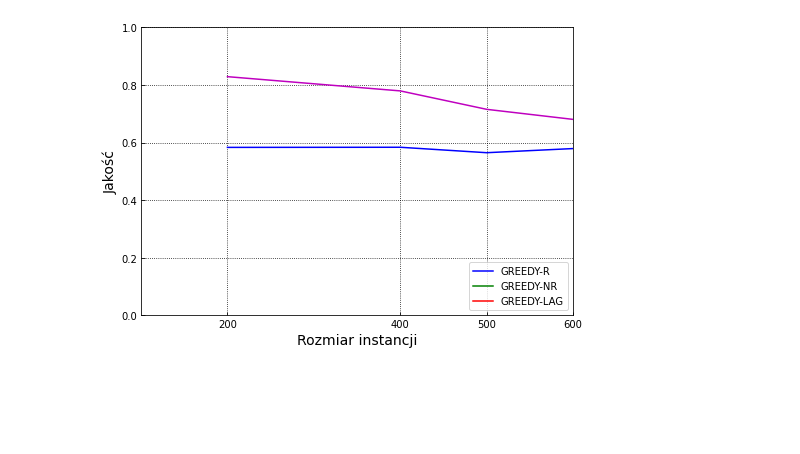
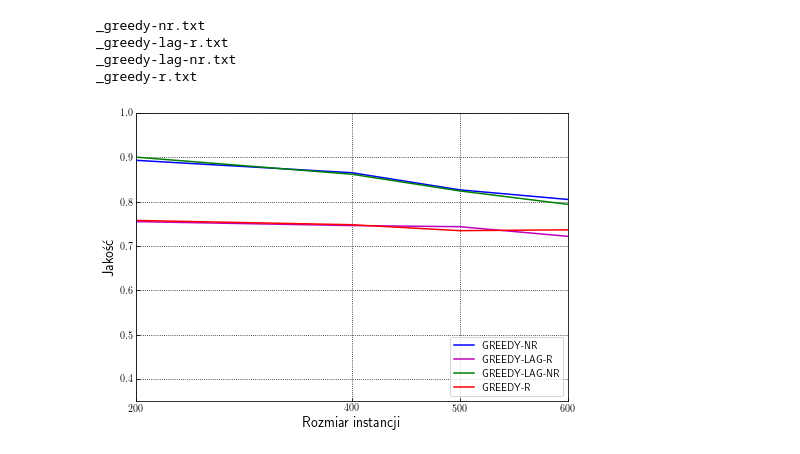
Before and after one commit to MartaRybarczyk/DNASequencing, a Jupyter notebook: results_description.ipynb, the cells around one changed output. Saved outputs shown, nothing was run; the diff lists cells and outputs as text; code cells hidden in the pictures; blank space fills up the shorter version.

Commit message:
more results

```diff
--- a/results_description.ipynb
+++ b/results_description.ipynb
@@ -4,7 +4,7 @@ import sys
 import json
 
 data_files = os.listdir('.')
-data_files = [f for f in data_files if f[:1] == '_']
+data_files = [f for f in data_files if f[:2] == '_g']
 
 print(data_files)
 # %% [output]
@@ -26,20 +26,20 @@ for fil in data_files:
             files = results[fil]['files'][error_rate]
             res_values[error_rate] = {}
 
-            res_values[error_rate]['global_mean'] = np.mean(np.array([files[f]['quality'] for f in files]))
+            res_values[error_rate]['global_mean'] = np.mean(np.array([files[f]['quality-needleman'] for f in files]))
 
             #optimal solutions
-            res_values[error_rate]['global_optimal'] = np.sum(np.array([1 for f in files if files[f]['quality'] == 1]))
+            res_values[error_rate]['global_optimal'] = np.sum(np.array([1 for f in files if files[f]['quality-needleman'] == 1]))
 
             res_values[error_rate]['global_size'] = len([f for f in files])
 
             #for each length
             for l in dna_lengths:
                 res_values[error_rate][l] = {}
-                res_values[error_rate][l]['mean'] = np.mean(np.array([files[f]['quality'] for f in files if f[:3] == l]))
-                res_values[error_rate][l]['optimal'] = np.sum(np.array([1 for f in files if files[f]['quality'] == 1 and f[:3] == l]))
+                res_values[error_rate][l]['mean'] = np.mean(np.array([files[f]['quality-needleman'] for f in files if f[:3] == l]))
+                res_values[error_rate][l]['optimal'] = np.sum(np.array([1 for f in files if files[f]['quality-needleman'] == 1 and f[:3] == l]))
                 res_values[error_rate][l]['size'] = len([f for f in files if f[:3] == l])
 
         out[fil] = res_values
 
-print(out)
+# json.dumps(out, indent=4, sort_keys=True)
@@ -48,7 +46,9 @@ print(out)
 # %%
 import matplotlib.pyplot as plt
+import matplotlib
+matplotlib.rcParams['text.usetex'] = True
 
-colMarkers = ['bo', 'gv', 'rD', 'ks', 'md']
+colMarkers = ['bo','md', 'gv', 'rD', 'ks' ]
 
 def plot_results(x_series, y_series, legendNames = None, xLabel='', yLabel='', xTicks=None, limits=None):
     __plot = plt.figure()
@@ -87,5 +87,5 @@ def plot_results(x_series, y_series, legendNames = None, xLabel='', yLabel='', x
 
     return __plot
 
-tmp = plot_results([[1,2,3], [1,2,3]], [[1,2,3], [3,2,3]], xTicks=[1,2,3], legendNames=['s', 't'])
-plt.show()
+# tmp = plot_results([[1,2,3], [1,2,3]], [[1,2,3], [3,2,3]], xTicks=[1,2,3], legendNames=['s', 't'])
+# plt.show()
@@ -95,35 +93,41 @@ plt.show()
 x_ser = []
 y_ser = []
 
 x_tic = [int(v) for v in dna_lengths]
-lims = [100, 600, 0, 1]
+lims = [200, 600, 0.35, 1]
 
-legend_names = ['GREEDY-R', 'GREEDY-NR', 'GREEDY-LAG']
+legend_names = []
 
 for res in out:
+    print(res)
+    legend_names.append(res[1:-4].upper())
     tmp = [0] * len(dna_lengths)
     for err in out[res]:
         for i in range(len(dna_lengths)):
             tmp[i] += out[res][err][dna_lengths[i]]['mean']
     for i in range(len(tmp)):
         tmp[i] /= 3
     y_ser.append(tmp)
 
 x_ser.append([int(v) for v in dna_lengths])
 x_ser = x_ser * len(y_ser)
 
 y_ser
 
 tmp = plot_results(
     x_series=x_ser,
     y_series=y_ser,
     legendNames=legend_names,
-    xLabel='Rozmiar instancji',
-    yLabel='Jakość',
+    xLabel=r'Rozmiar instancji',
+    yLabel=r'Jakość',
     xTicks=x_tic,
     limits=lims
 )
 
 plt.show()
 # %% [output]
+_greedy-nr.txt
+_greedy-lag-r.txt
+_greedy-lag-nr.txt
+_greedy-r.txt
-[figure, old version]
+[figure, new version]
```
Also changed, not shown: parts of 6 cells of this notebook, 25 other files.
